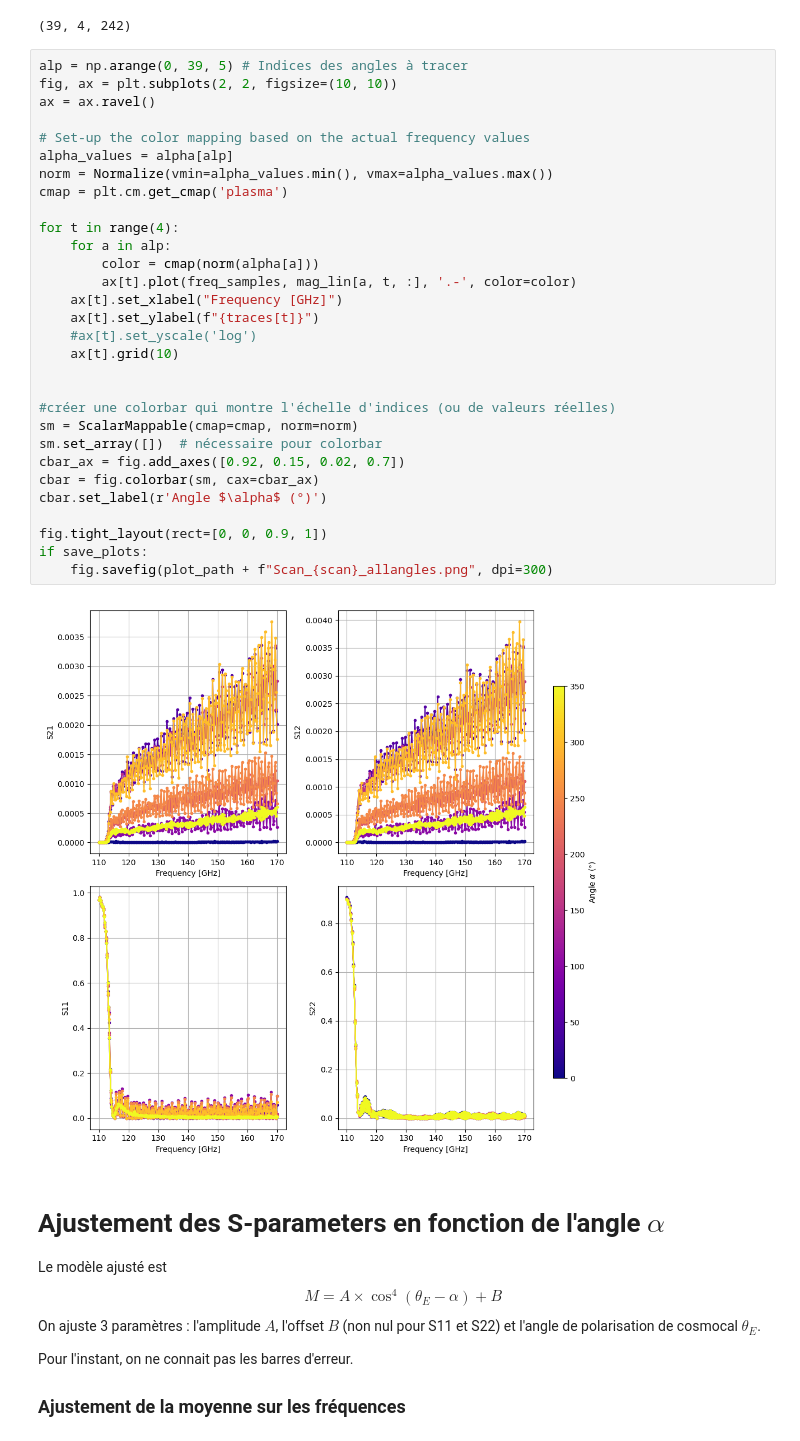
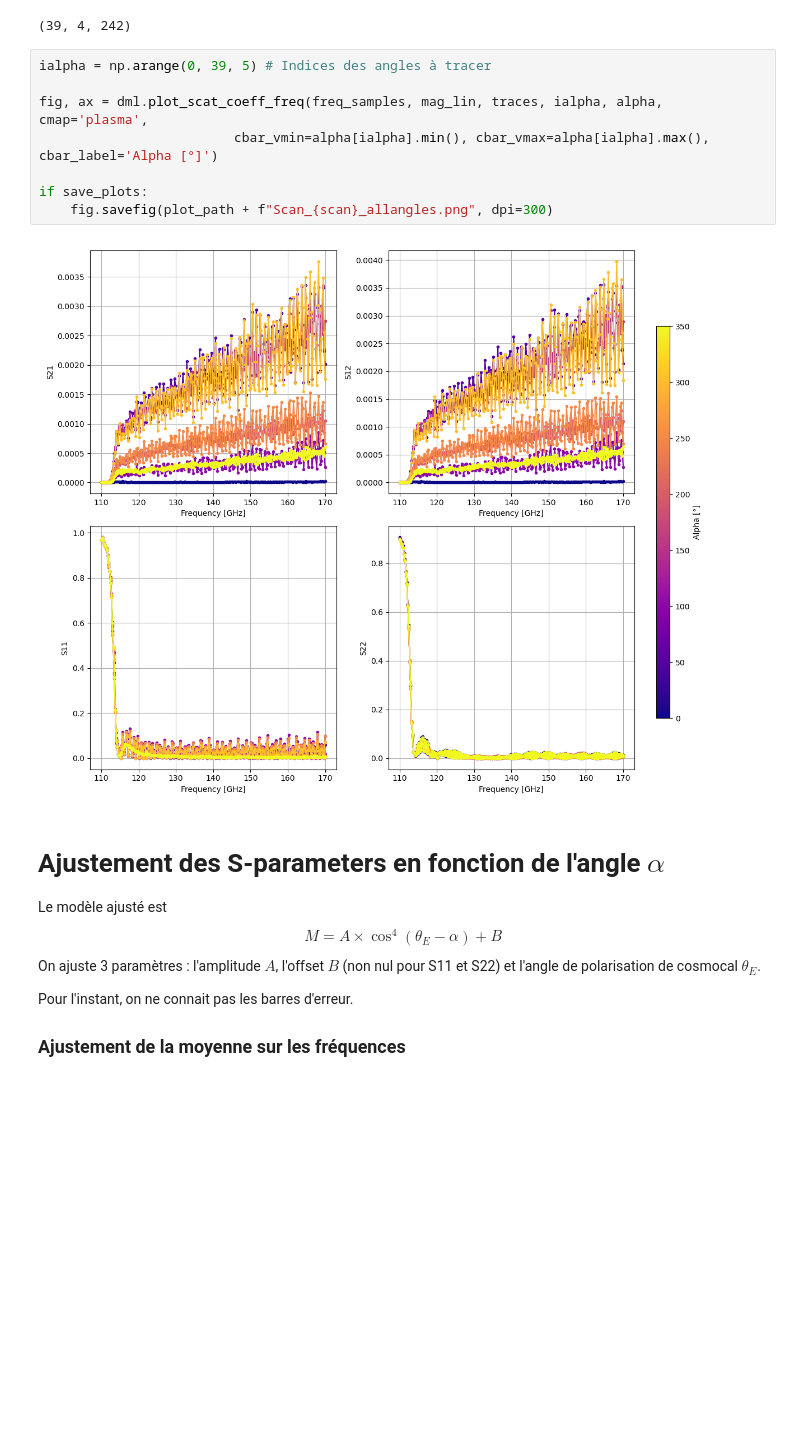
Before and after one commit to mousset/COSMOCal, a Jupyter notebook: Analyse_Scan_polariseur.ipynb, the cells around one changed output. Drawn from its saved outputs; the diff is of its cells as text; blank space fills up the shorter version.

```diff
--- a/Analyse_Scan_polariseur.ipynb
+++ b/Analyse_Scan_polariseur.ipynb
@@ -251,38 +225,16 @@ for i, a in enumerate(ang):
 print(mag_lin_norm.shape)
 # %% [output]
 (39, 4, 242)
-# %%
-alp = np.arange(0, 39, 5) # Indices des angles à tracer
-fig, ax = plt.subplots(2, 2, figsize=(10, 10))
-ax = ax.ravel()
-
-# Set-up the color mapping based on the actual frequency values
-alpha_values = alpha[alp]
-norm = Normalize(vmin=alpha_values.min(), vmax=alpha_values.max())
-cmap = plt.cm.get_cmap('plasma')
-
-for t in range(4):
-    for a in alp:
-        color = cmap(norm(alpha[a]))
-        ax[t].plot(freq_samples, mag_lin[a, t, :], '.-', color=color)
-    ax[t].set_xlabel("Frequency [GHz]")
-    ax[t].set_ylabel(f"{traces[t]}")
-    #ax[t].set_yscale('log')
-    ax[t].grid(10)
-
-
-#créer une colorbar qui montre l'échelle d'indices (ou de valeurs réelles)
-sm = ScalarMappable(cmap=cmap, norm=norm)
-sm.set_array([])  # nécessaire pour colorbar
-cbar_ax = fig.add_axes([0.92, 0.15, 0.02, 0.7])
-cbar = fig.colorbar(sm, cax=cbar_ax)
-cbar.set_label(r'Angle $\alpha$ (°)')
-
-fig.tight_layout(rect=[0, 0, 0.9, 1])
-if save_plots:
-    fig.savefig(plot_path + f"Scan_{scan}_allangles.png", dpi=300)
-# %% [output]
-[figure, removed]
+# %%
+ialpha = np.arange(0, 39, 5) # Indices des angles à tracer
+
+fig, ax = dml.plot_scat_coeff_freq(freq_samples, mag_lin, traces, ialpha, alpha, cmap='plasma',
+                         cbar_vmin=alpha[ialpha].min(), cbar_vmax=alpha[ialpha].max(), cbar_label='Alpha [°]')
+
+if save_plots:
+    fig.savefig(plot_path + f"Scan_{scan}_allangles.png", dpi=300)
+# %% [output]
+[figure, added]
 # %% [markdown]
 # Ajustement des S-parameters en fonction de l'angle $\alpha$
 
```
Also changed, not shown: parts of 17 cells of this notebook, 1 other file.
